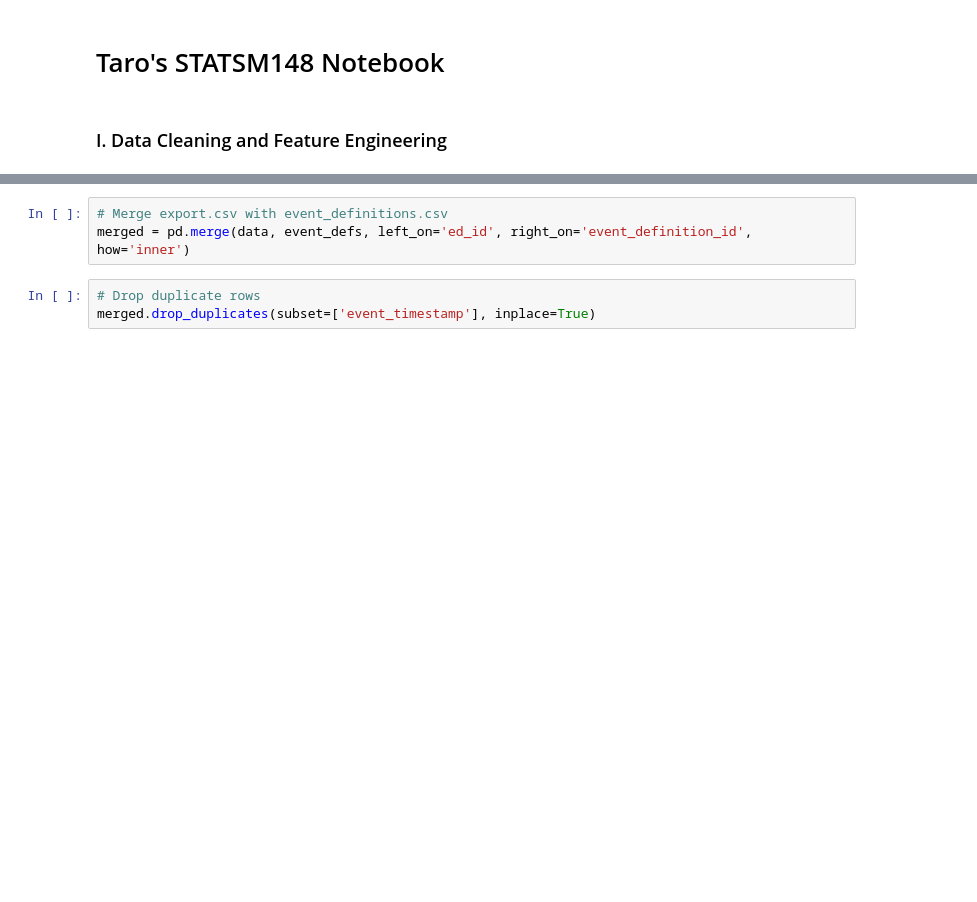
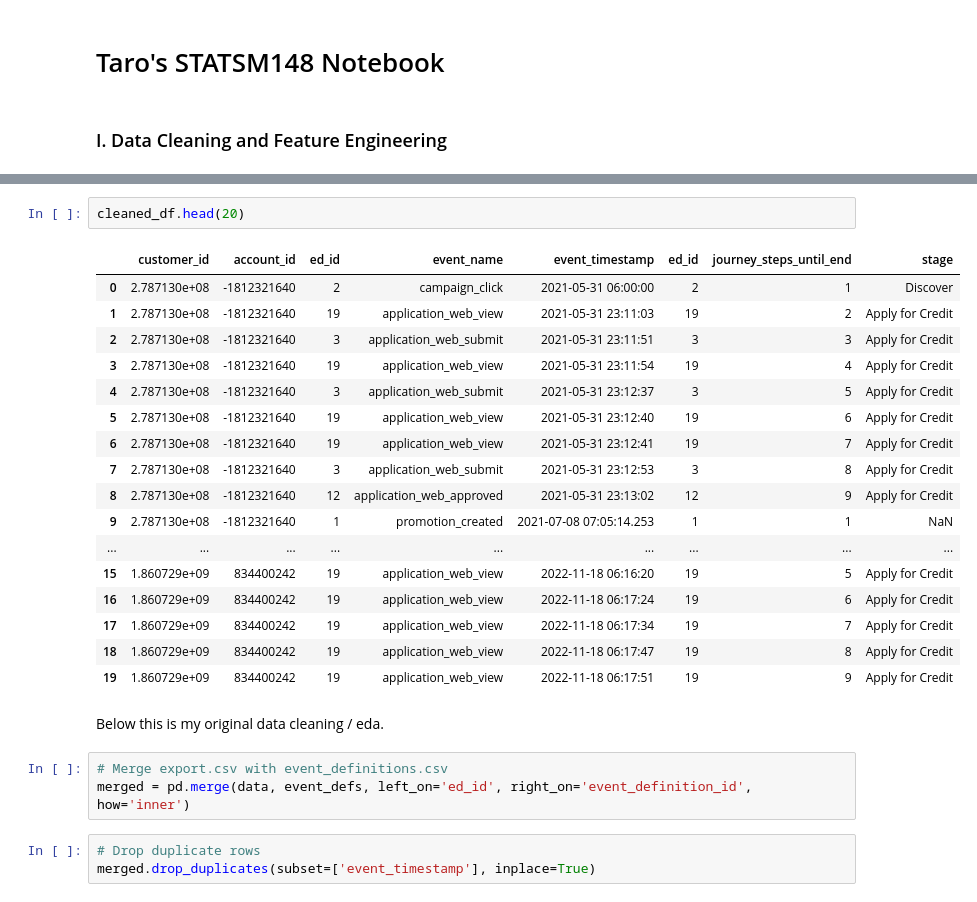
Before and after one commit to taroii/STATSM148, a Jupyter notebook: Python-Files/taro.ipynb, the cells around one changed output, grey strips where cells are left out. Cells and saved outputs as stored; diff of their text form; blank space fills up the shorter version.

```diff
--- a/Python-Files/taro.ipynb
+++ b/Python-Files/taro.ipynb
@@ -22,3 +57,25 @@ data = data[data['customer_id'].isin(customer_sample)]
+# %%
+cleaned_df.head(20)
+# %% [output]
+|  | customer_id | account_id | ed_id | event_name | event_timestamp | ed_id | journey_steps_until_end | stage |
+| 0 | 2.787130e+08 | -1812321640 | 2 | campaign_click | 2021-05-31 06:00:00 | 2 | 1 | Discover |
+| 1 | 2.787130e+08 | -1812321640 | 19 | application_web_view | 2021-05-31 23:11:03 | 19 | 2 | Apply for Credit |
+| 2 | 2.787130e+08 | -1812321640 | 3 | application_web_submit | 2021-05-31 23:11:51 | 3 | 3 | Apply for Credit |
+| 3 | 2.787130e+08 | -1812321640 | 19 | application_web_view | 2021-05-31 23:11:54 | 19 | 4 | Apply for Credit |
+| 4 | 2.787130e+08 | -1812321640 | 3 | application_web_submit | 2021-05-31 23:12:37 | 3 | 5 | Apply for Credit |
+| 5 | 2.787130e+08 | -1812321640 | 19 | application_web_view | 2021-05-31 23:12:40 | 19 | 6 | Apply for Credit |
+| 6 | 2.787130e+08 | -1812321640 | 19 | application_web_view | 2021-05-31 23:12:41 | 19 | 7 | Apply for Credit |
+| 7 | 2.787130e+08 | -1812321640 | 3 | application_web_submit | 2021-05-31 23:12:53 | 3 | 8 | Apply for Credit |
+| 8 | 2.787130e+08 | -1812321640 | 12 | application_web_approved | 2021-05-31 23:13:02 | 12 | 9 | Apply for Credit |
+| 9 | 2.787130e+08 | -1812321640 | 1 | promotion_created | 2021-07-08 07:05:14.253 | 1 | 1 | NaN |
+| ... | ... | ... | ... | ... | ... | ... | ... | ... |
+| 15 | 1.860729e+09 | 834400242 | 19 | application_web_view | 2022-11-18 06:16:20 | 19 | 5 | Apply for Credit |
+| 16 | 1.860729e+09 | 834400242 | 19 | application_web_view | 2022-11-18 06:17:24 | 19 | 6 | Apply for Credit |
+| 17 | 1.860729e+09 | 834400242 | 19 | application_web_view | 2022-11-18 06:17:34 | 19 | 7 | Apply for Credit |
+| 18 | 1.860729e+09 | 834400242 | 19 | application_web_view | 2022-11-18 06:17:47 | 19 | 8 | Apply for Credit |
+| 19 | 1.860729e+09 | 834400242 | 19 | application_web_view | 2022-11-18 06:17:51 | 19 | 9 | Apply for Credit |
+# %% [markdown]
+Below this is my original data cleaning / eda.
 # %%
 # Merge export.csv with event_definitions.csv
 merged = pd.merge(data, event_defs, left_on='ed_id', right_on='event_definition_id', how='inner')
```
Also changed, not shown: parts of 6 cells of this notebook, 2 other files.
